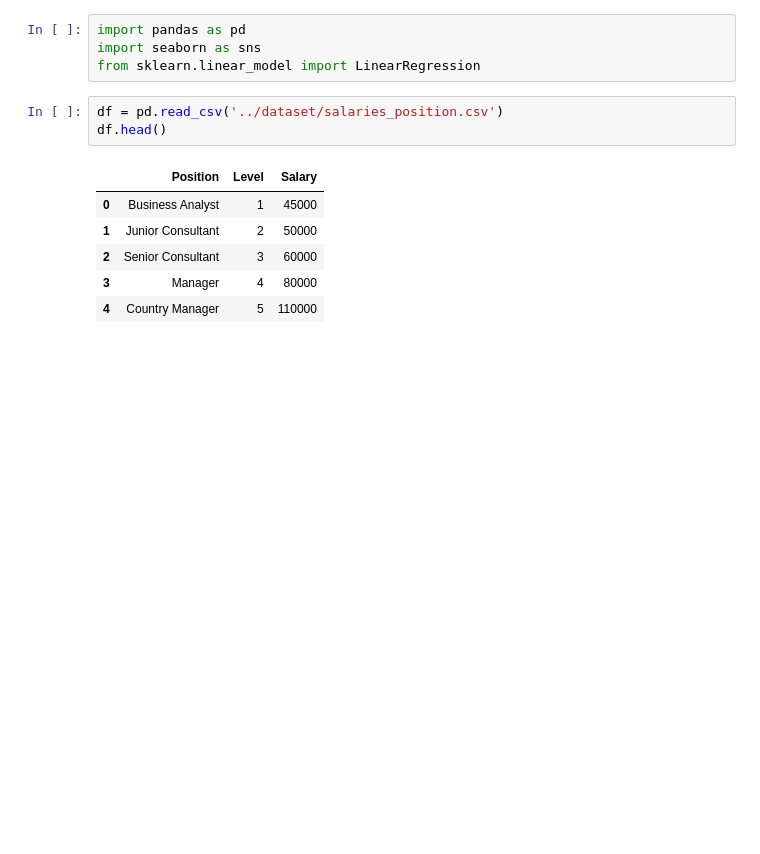
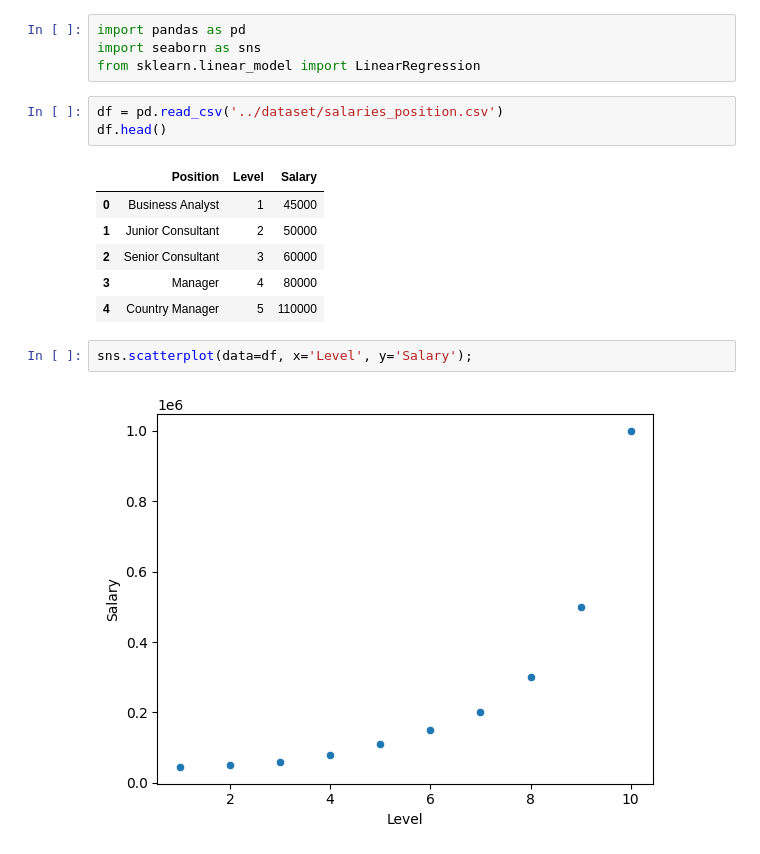
Before and after one commit to Angelbardon/curso-_analisis_angel_bardon, a Jupyter notebook: m6-ml/2.Regresion_Position_Salary.ipynb, the cells around one changed output. Saved outputs shown, nothing was run; the diff lists cells and outputs as text; blank space fills up the shorter version.

```diff
--- a/m6-ml/2.Regresion_Position_Salary.ipynb
+++ b/m6-ml/2.Regresion_Position_Salary.ipynb
@@ -12,3 +12,7 @@ df.head()
 | 2 | Senior Consultant | 3 | 60000 |
 | 3 | Manager | 4 | 80000 |
 | 4 | Country Manager | 5 | 110000 |
+# %%
+sns.scatterplot(data=df, x='Level', y='Salary');
+# %% [output]
+[figure, added]
```
Also changed, not shown: parts of 6 cells of this notebook.
